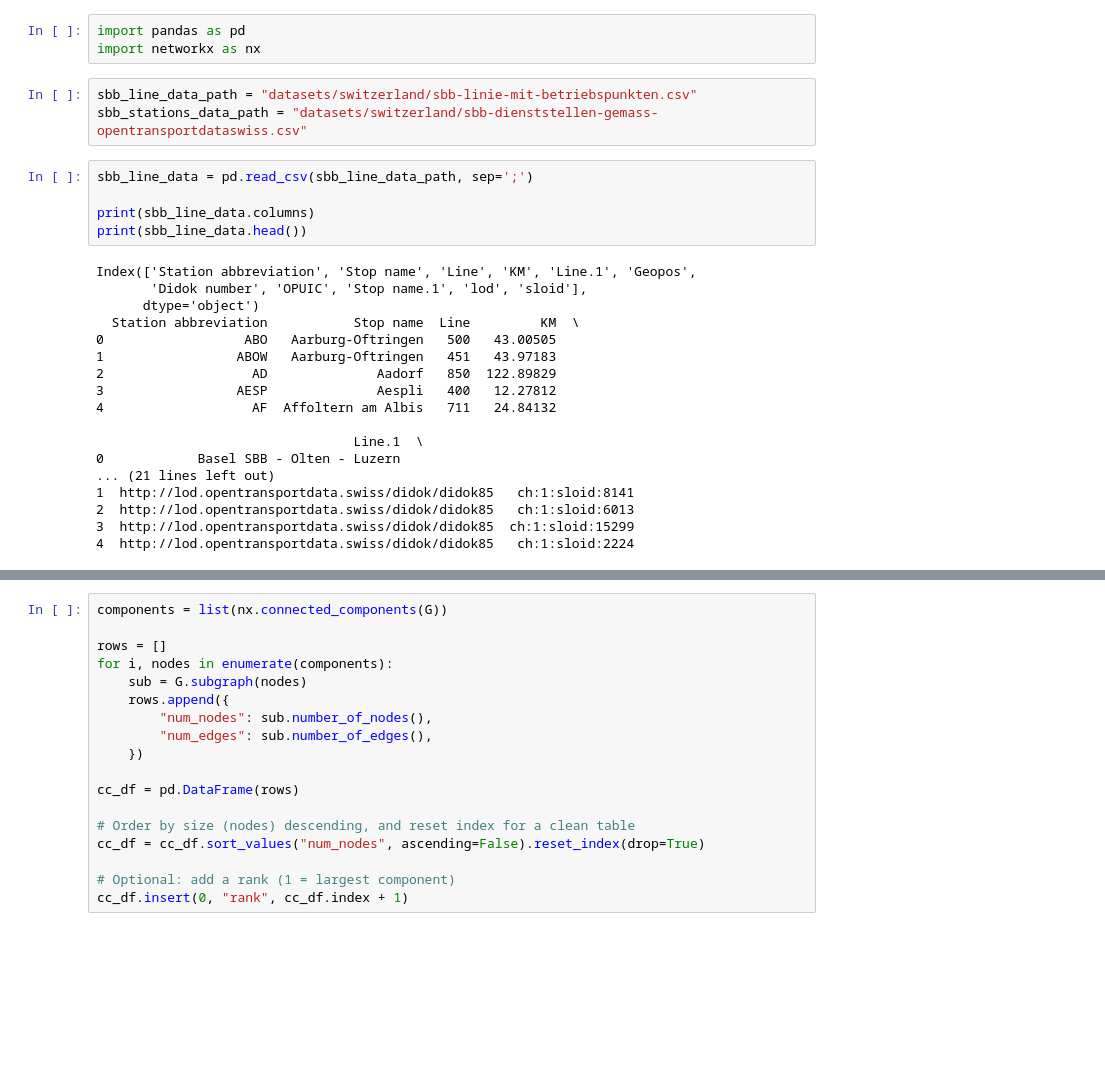
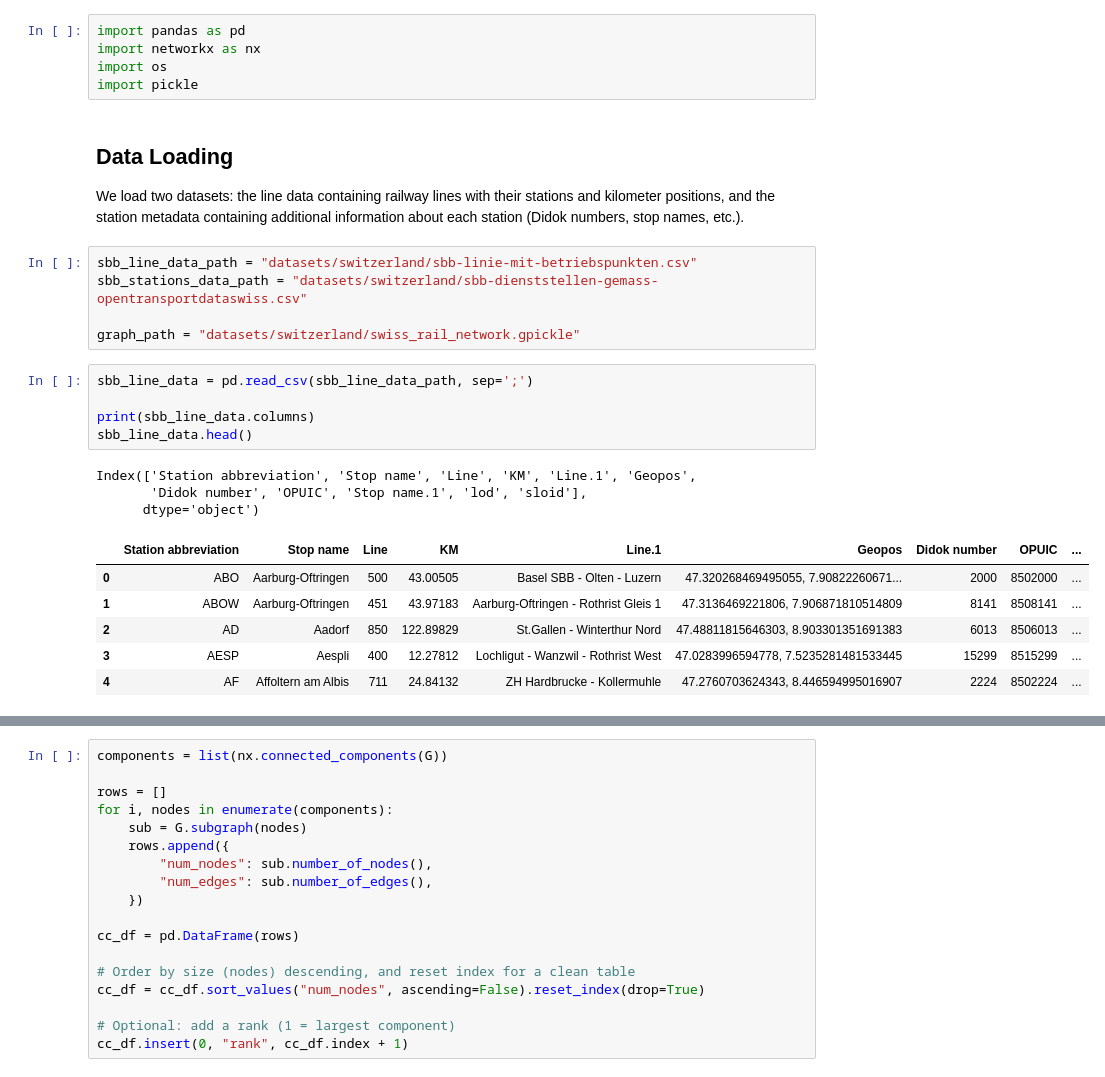
Before and after one commit to UZH-Network-Science/final-project, a Jupyter notebook: Swiss_dataset_exploration.ipynb, the cells around one changed output, grey strips where cells are left out. Saved outputs shown, nothing was run; the diff lists cells and outputs as text; blank space fills up the shorter version.

```diff
--- a/Swiss_dataset_exploration.ipynb
+++ b/Swiss_dataset_exploration.ipynb
@@ -1,32 +5,32 @@
 # %%
 import pandas as pd
 import networkx as nx
+import os
+import pickle
+# %% [markdown]
+## Data Loading
+
+We load two datasets: the line data containing railway lines with their stations and kilometer positions, and the station metadata containing additional information about each station (Didok numbers, stop names, etc.).
 # %%
 sbb_line_data_path = "datasets/switzerland/sbb-linie-mit-betriebspunkten.csv"
 sbb_stations_data_path = "datasets/switzerland/sbb-dienststellen-gemass-opentransportdataswiss.csv"
+
+graph_path = "datasets/switzerland/swiss_rail_network.gpickle"
 # %%
 sbb_line_data = pd.read_csv(sbb_line_data_path, sep=';')
 
 print(sbb_line_data.columns)
-print(sbb_line_data.head())
+sbb_line_data.head()
 # %% [output]
 Index(['Station abbreviation', 'Stop name', 'Line', 'KM', 'Line.1', 'Geopos',
        'Didok number', 'OPUIC', 'Stop name.1', 'lod', 'sloid'],
       dtype='object')
-  Station abbreviation           Stop name  Line         KM  \
-0                  ABO   Aarburg-Oftringen   500   43.00505
-1                 ABOW   Aarburg-Oftringen   451   43.97183
-2                   AD              Aadorf   850  122.89829
-3                 AESP              Aespli   400   12.27812
-4                   AF  Affoltern am Albis   711   24.84132
-
-                                 Line.1  \
-0            Basel SBB - Olten - Luzern
-... (21 lines left out)
-1  http://lod.opentransportdata.swiss/didok/didok85   ch:1:sloid:8141
-2  http://lod.opentransportdata.swiss/didok/didok85   ch:1:sloid:6013
-3  http://lod.opentransportdata.swiss/didok/didok85  ch:1:sloid:15299
-4  http://lod.opentransportdata.swiss/didok/didok85   ch:1:sloid:2224
+|  | Station abbreviation | Stop name | Line | KM | Line.1 | Geopos | Didok number | OPUIC | ... |
+| 0 | ABO | Aarburg-Oftringen | 500 | 43.00505 | Basel SBB - Olten - Luzern | 47.320268469495055, 7.90822260671... | 2000 | 8502000 | ... |
+| 1 | ABOW | Aarburg-Oftringen | 451 | 43.97183 | Aarburg-Oftringen - Rothrist Gleis 1 | 47.3136469221806, 7.906871810514809 | 8141 | 8508141 | ... |
+| 2 | AD | Aadorf | 850 | 122.89829 | St.Gallen - Winterthur Nord | 47.48811815646303, 8.903301351691383 | 6013 | 8506013 | ... |
+| 3 | AESP | Aespli | 400 | 12.27812 | Lochligut - Wanzwil - Rothrist West | 47.0283996594778, 7.5235281481533445 | 15299 | 8515299 | ... |
+| 4 | AF | Affoltern am Albis | 711 | 24.84132 | ZH Hardbrucke - Kollermuhle | 47.2760703624343, 8.446594995016907 | 2224 | 8502224 | ... |
 # %%
 sbb_stations_data = pd.read_csv(sbb_stations_data_path, sep=";")
 
```
Also changed, not shown: parts of 19 cells of this notebook, 2 other files.
